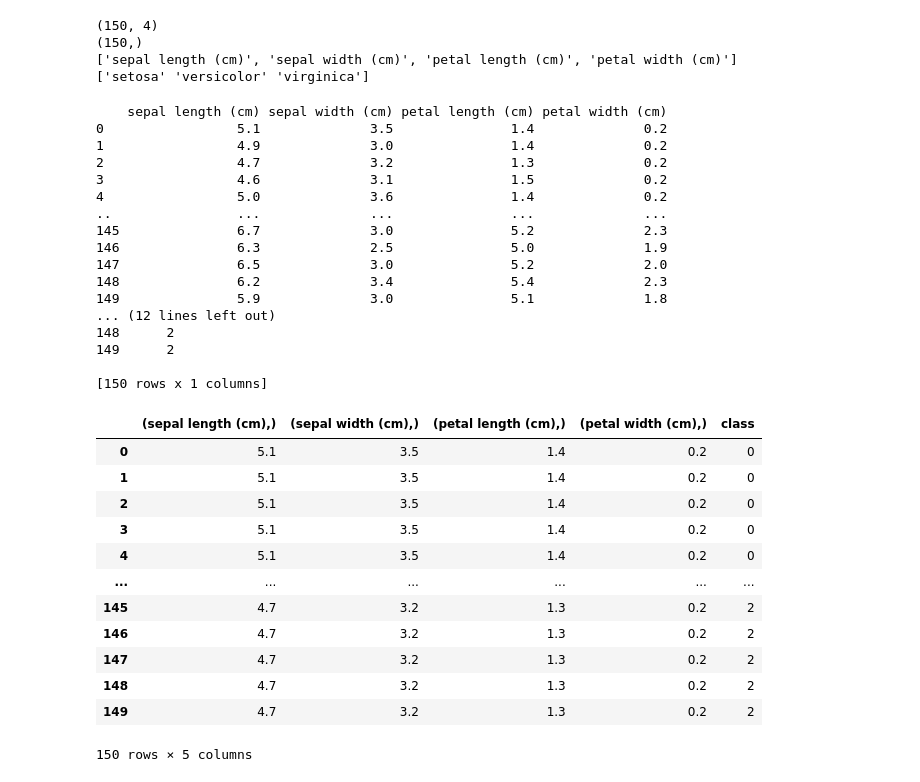
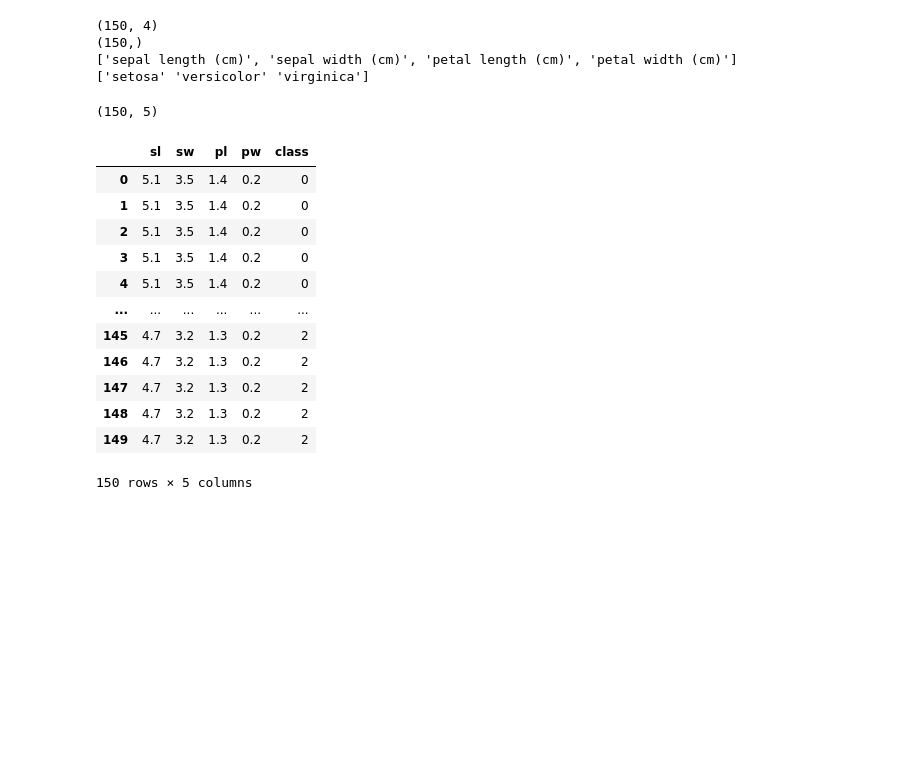
Before and after one commit to choisooyeon007/hello-world, a Jupyter notebook: pandas.ipynb, the cells around one changed output. Drawn from its saved outputs; the diff is of its cells as text; code cells hidden in the pictures; blank space fills up the shorter version.

```diff
--- a/pandas.ipynb
+++ b/pandas.ipynb
@@ -20,29 +20,17 @@ print(iris.target_names)
 ['setosa' 'versicolor' 'virginica']
 # %%
 dfd=pd.DataFrame(iris.data,columns=[iris.feature_names])
-print(dfd)
+#print(dfd)
 dft=pd.DataFrame(iris.target,columns=['class'])
-print(dft)
-pd.merge(dfd,dft,right_on=['class'],left_index=True)
+#print(dft)
+dfm=pd.merge(dfd,dft,right_on=['class'],left_index=True)
+print(dfm.shape)
+dfm
+dfm.columns=['sl','sw','pl','pw','class']
+dfm
 # %% [output]
-    sepal length (cm) sepal width (cm) petal length (cm) petal width (cm)
-0                 5.1              3.5               1.4              0.2
-1                 4.9              3.0               1.4              0.2
-2                 4.7              3.2               1.3              0.2
-3                 4.6              3.1               1.5              0.2
-4                 5.0              3.6               1.4              0.2
-..                ...              ...               ...              ...
-145               6.7              3.0               5.2              2.3
-146               6.3              2.5               5.0              1.9
-147               6.5              3.0               5.2              2.0
-148               6.2              3.4               5.4              2.3
-149               5.9              3.0               5.1              1.8
-... (12 lines left out)
-148      2
-149      2
-
-[150 rows x 1 columns]
+(150, 5)
-|  | (sepal length (cm),) | (sepal width (cm),) | (petal length (cm),) | (petal width (cm),) | class |
+|  | sl | sw | pl | pw | class |
 | 0 | 5.1 | 3.5 | 1.4 | 0.2 | 0 |
 | 1 | 5.1 | 3.5 | 1.4 | 0.2 | 0 |
 | 2 | 5.1 | 3.5 | 1.4 | 0.2 | 0 |
```
Also changed, not shown: parts of 2 cells of this notebook.
